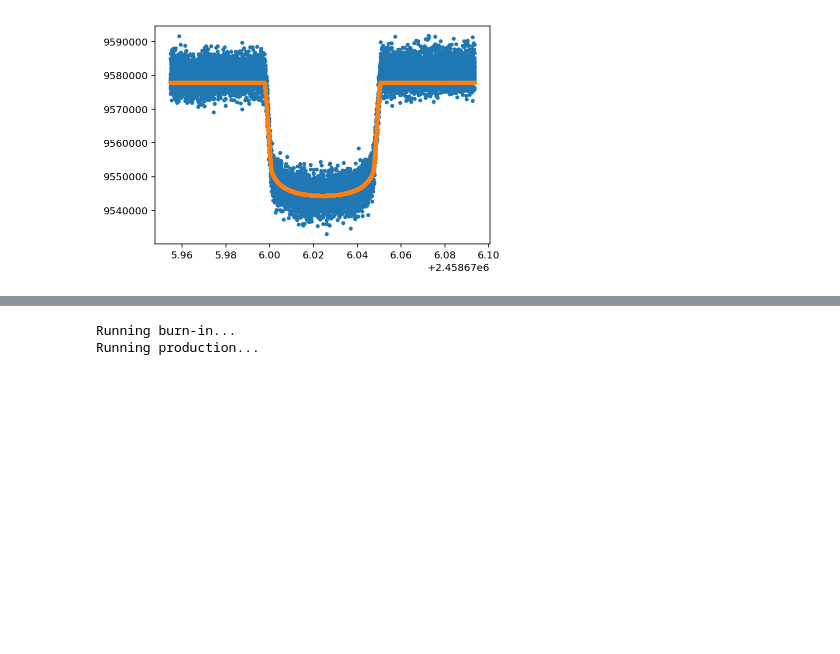
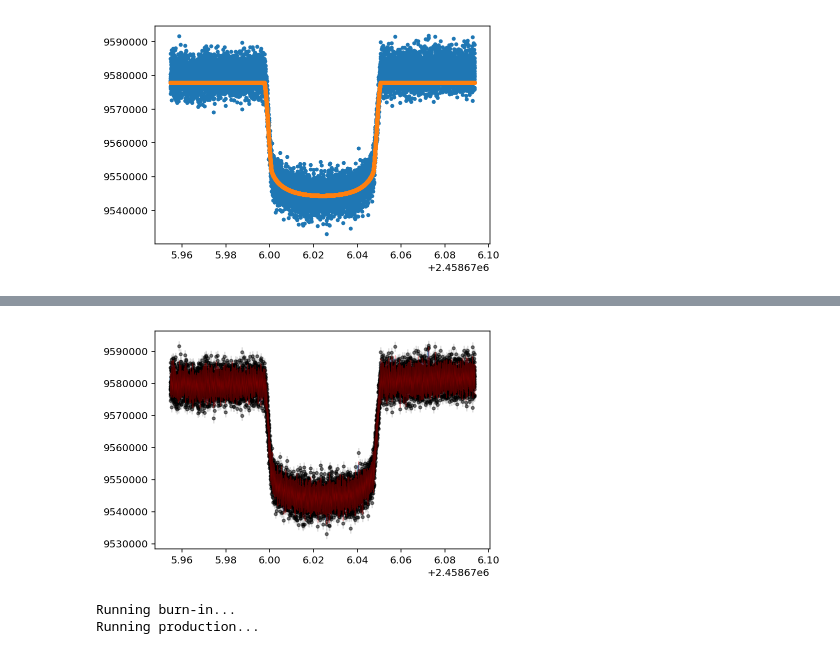
Before and after one commit to bmorris3/libra, a Jupyter notebook: notebooks/archive_fit.ipynb, the cells around one changed output, grey strips where cells are left out. Cells and saved outputs as stored; diff of their text form; code cells hidden in the pictures; blank space fills up the shorter version.

```diff
--- a/notebooks/archive_fit.ipynb
+++ b/notebooks/archive_fit.ipynb
@@ -224,0 +168,83 @@ Final log-likelihood: -122960.12387039333
+# %%
+%matplotlib inline
+import celerite
+from celerite import terms
+from scipy.optimize import minimize
+
+initp_dict = dict(amp=np.median(obs_flux), depth=original_params.rp**2,
+                  t0=original_params.t0)#, c0=0, c1=0)
+
+parameter_bounds = dict(amp=[np.min(obs_flux), np.max(obs_flux)],
+                        depth=[0.5 * original_params.rp**2, 1.5 * original_params.rp**2],
+                        t0=[original_params.t0 - 0.5, original_params.t0 + 0.5])#,
+                        #c0=[None, None], c1=[None, None])
+mean_model = MeanModel(**initp_dict, bounds=parameter_bounds)
+
+x = obs_time
+y = obs_flux #/ transit_model(obs_time, original_params)
+yerr = obs_err/2
+
+
+# kernel = terms.Matern32Term(log_sigma=8, log_rho=-9,
+#                             bounds=dict(log_sigma=(None, None), log_rho=(np.log(5*1/60/60/24), None)))
+
+Q = 1.0 / np.sqrt(2.0)
+w0 = 3.0
+
+#S0 = np.var(y) / (w0 * Q)
+S0 = 10
+#print(Q, w0, S0)
+
+bounds = dict(log_S0=(-15, 15), log_Q=(-15, 15), log_omega0=(-15, 15))
+kernel = terms.SHOTerm(log_S0=np.log(S0), log_Q=np.log(Q), log_omega0=np.log(w0),
+                        bounds=bounds)
+
+kernel.freeze_parameter("log_Q")  # We don't want to fit for "Q" in this term
+
+
+# kernel += terms.Matern32Term(log_sigma=8, log_rho=-9,
+#                              bounds=dict(log_sigma=(None, None), log_rho=(np.log(5*1/60/60/24), None)))
+
+
+# kernel += terms.SHOTerm(log_S0=1, log_Q=1, log_omega0=np.log(2*np.pi/10),
+#                        bounds=dict(log_S0=(None, None),
+#                                    log_Q=(None, None),
+#                                    log_omega0=(np.log(5*1/60/60/24), None)))
+# Set up the GP model
+# kernel = terms.Matern32Term(log_sigma=np.log(obs_err.mean()), log_rho=np.log(0.01),
+#                             bounds=dict(log_sigma=(None, None), log_rho=(None, None)))
+
+
+gp = celerite.GP(kernel, mean=mean_model, fit_mean=True)
+gp.compute(x, yerr)
+print("Initial log-likelihood: {0}".format(gp.log_likelihood(y)))
+
+# Define a cost function
+def neg_log_like(params, y, gp):
+    gp.set_parameter_vector(params)
+    return -gp.log_likelihood(y)
+
+def grad_neg_log_like(params, y, gp):
+    gp.set_parameter_vector(params)
+    return -gp.grad_log_likelihood(y)[1]
+
+# Fit for the maximum likelihood parameters
+initial_params = gp.get_parameter_vector()
+bounds = gp.get_parameter_bounds()
+soln = minimize(neg_log_like, initial_params, #jac=grad_neg_log_like,
+                method="L-BFGS-B", bounds=bounds, args=(y, gp))
+gp.set_parameter_vector(soln.x)
+print("Final log-likelihood: {0}".format(-soln.fun))
+
+# Make the maximum likelihood prediction
+t = np.linspace(obs_time.min(), obs_time.max(), 5000)
+mu, var = gp.predict(y, t, return_var=True)
+std = np.sqrt(var)
+
+print(soln.x)
+plt.errorbar(x, y, yerr, fmt='.', color='k', alpha=0.5, ecolor='silver')
+# plt.plot(obs_time, obs_flux, '.', zorder=-100, alpha=0.5)
+plt.plot(t, mu)
+plt.fill_between(t, mu-std, mu+std, alpha=0.3, zorder=100, color='r')
+plt.show()
+# %% [output]
@@ -225,3 +255,4 @@ Final log-likelihood: -122960.12387039333
+[figure, added]
 # %%
 import emcee
 
```
Also changed, not shown: parts of 8 cells of this notebook, 3 other files.
